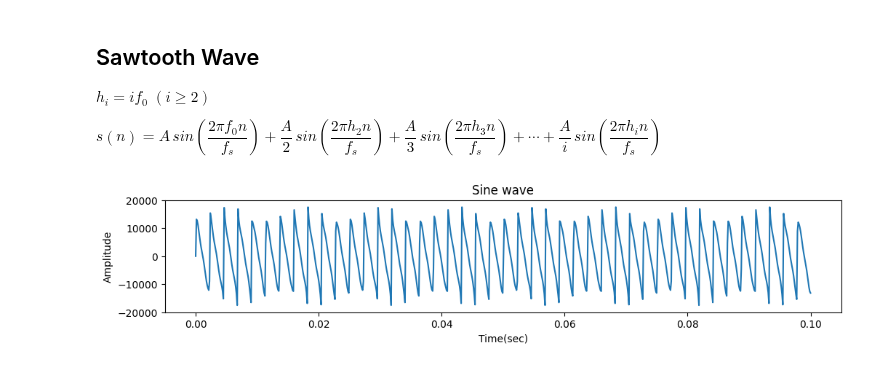
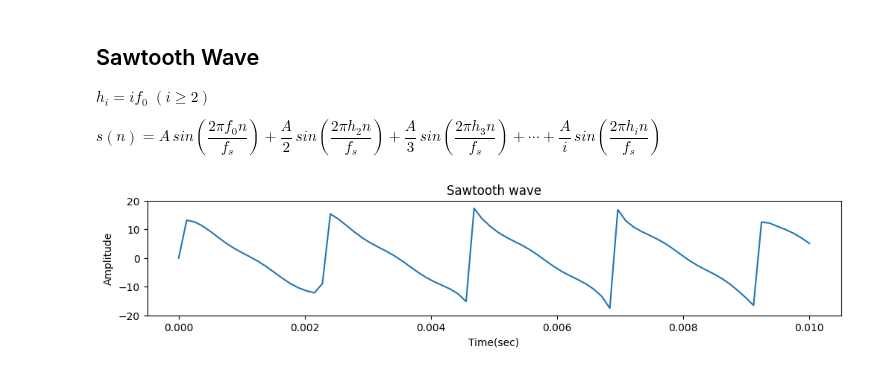
Before and after one commit to araobp/data-science, a Jupyter notebook: DigitalAudioProcessing/DigitalAudioProcessing1.ipynb, the cells around one changed output. Saved outputs shown, nothing was run; the diff lists cells and outputs as text; code cells hidden in the pictures.

```diff
--- a/DigitalAudioProcessing/DigitalAudioProcessing1.ipynb
+++ b/DigitalAudioProcessing/DigitalAudioProcessing1.ipynb
@@ -89,7 +89,7 @@ class SineWave:
 # %%
 fs = 8000
 num = int(fs * .1)  # 0.1 sec
-A = 10.0
+A = 1
 s = SineWave(A, fs, 440)
 data = s.wave(num)
 # %%
@@ -105,18 +105,18 @@ $s(n) = A \, sin(\dfrac{2 \pi f_0 n}{f_s}) + \dfrac{A}{2} \, sin(\dfrac{2 \pi h_
 # %%
 data = None
 
-num = int(fs * 0.1)  # 0.1 sec
+num = int(fs * 0.01)  # 0.01 sec
 
 for i in range(1, 16):
-    A = 10000
+    A = 1
     f = 440 * i
     s = SineWave(A*1/i, fs, f)
     if data is not None:
         data += s.wave(num)
     else:
         data = s.wave(num)
 
-plot_wave(fs, data, 'Sine wave', ylim=(-A*2, A*2))
+plot_wave(fs, data, 'Sawtooth wave', ylim=(-A*2, A*2))
 # %% [output]
-[figure, old version]
+[figure, new version]
 # %%
```
Also changed, not shown: parts of 5 cells of this notebook.
